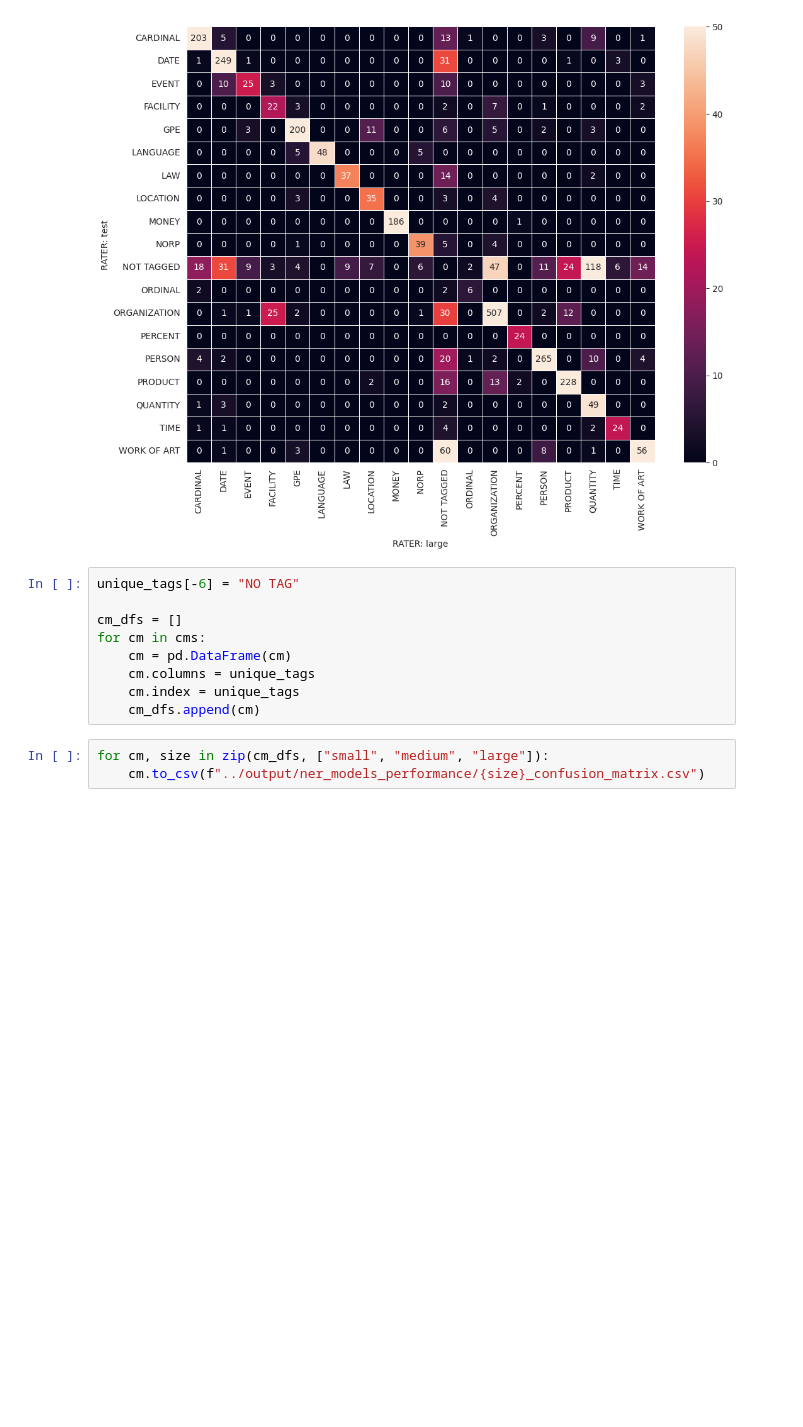
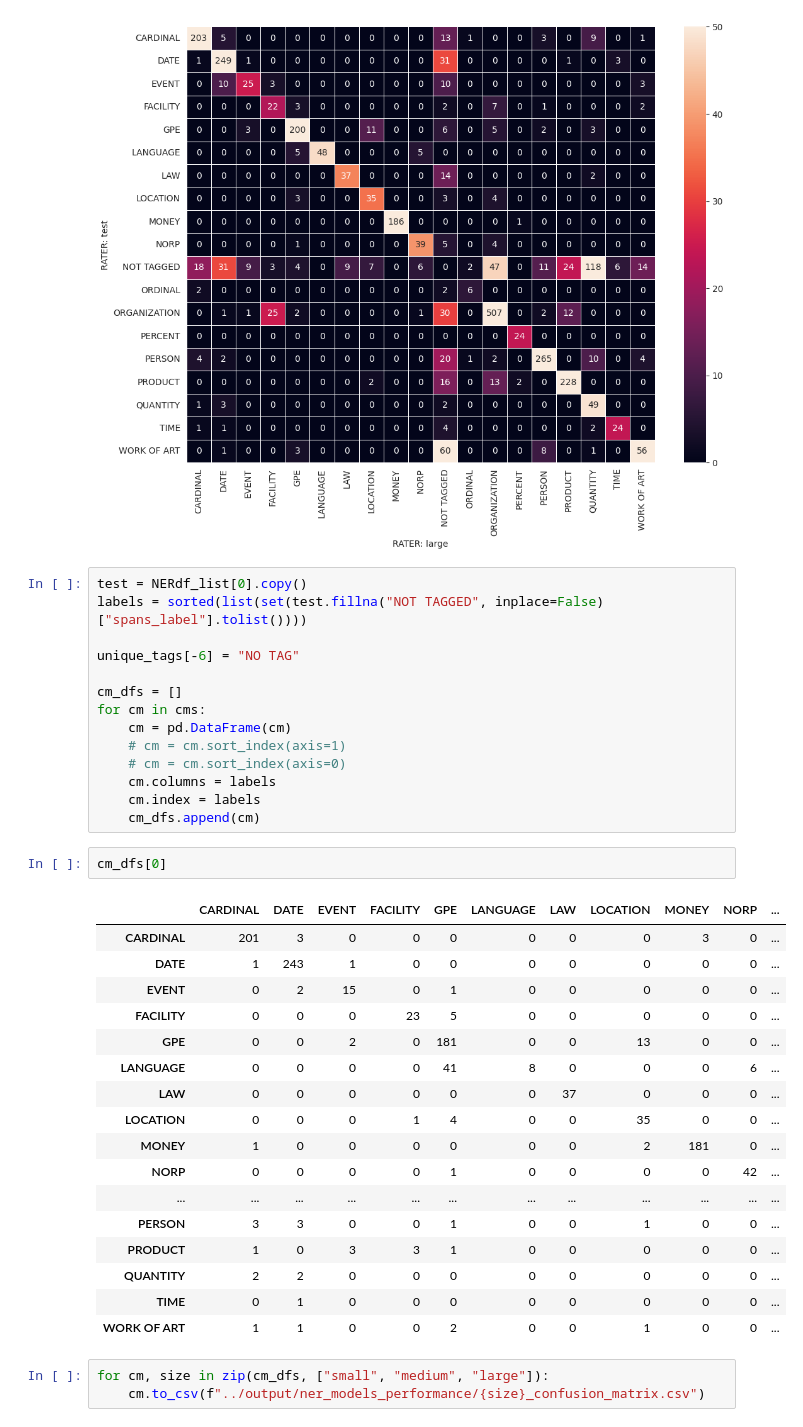
Before and after one commit to emiltj/DANSK_eval, a Jupyter notebook: src/inter_DANSK_vs_models.ipynb, the cells around one changed output. Saved outputs shown, nothing was run; the diff lists cells and outputs as text; blank space fills up the shorter version.

```diff
--- a/src/inter_DANSK_vs_models.ipynb
+++ b/src/inter_DANSK_vs_models.ipynb
@@ -486,14 +486,39 @@ for i, size in zip([1, 2, 3], ["_sm","_md","_lg"]):
 <Figure size 1200x900 with 0 Axes>
 [figure]
 # %%
+test = NERdf_list[0].copy()
+labels = sorted(list(set(test.fillna("NOT TAGGED", inplace=False)["spans_label"].tolist())))
+
 unique_tags[-6] = "NO TAG"
 
 cm_dfs = []
 for cm in cms:
     cm = pd.DataFrame(cm)
-    cm.columns = unique_tags
-    cm.index = unique_tags
+    # cm = cm.sort_index(axis=1)
+    # cm = cm.sort_index(axis=0)
+    cm.columns = labels
+    cm.index = labels
     cm_dfs.append(cm)
+# %%
+cm_dfs[0]
+# %% [output]
+|  | CARDINAL | DATE | EVENT | FACILITY | GPE | LANGUAGE | LAW | LOCATION | MONEY | NORP | ... |
+| CARDINAL | 201 | 3 | 0 | 0 | 0 | 0 | 0 | 0 | 3 | 0 | ... |
+| DATE | 1 | 243 | 1 | 0 | 0 | 0 | 0 | 0 | 0 | 0 | ... |
+| EVENT | 0 | 2 | 15 | 0 | 1 | 0 | 0 | 0 | 0 | 0 | ... |
+| FACILITY | 0 | 0 | 0 | 23 | 5 | 0 | 0 | 0 | 0 | 0 | ... |
+| GPE | 0 | 0 | 2 | 0 | 181 | 0 | 0 | 13 | 0 | 0 | ... |
+| LANGUAGE | 0 | 0 | 0 | 0 | 41 | 8 | 0 | 0 | 0 | 6 | ... |
+| LAW | 0 | 0 | 0 | 0 | 0 | 0 | 37 | 0 | 0 | 0 | ... |
+| LOCATION | 0 | 0 | 0 | 1 | 4 | 0 | 0 | 35 | 0 | 0 | ... |
+| MONEY | 1 | 0 | 0 | 0 | 0 | 0 | 0 | 2 | 181 | 0 | ... |
+| NORP | 0 | 0 | 0 | 0 | 1 | 0 | 0 | 0 | 0 | 42 | ... |
+| ... | ... | ... | ... | ... | ... | ... | ... | ... | ... | ... | ... |
+| PERSON | 3 | 3 | 0 | 0 | 1 | 0 | 0 | 1 | 0 | 0 | ... |
+| PRODUCT | 1 | 0 | 3 | 3 | 1 | 0 | 0 | 0 | 0 | 0 | ... |
+| QUANTITY | 2 | 2 | 0 | 0 | 0 | 0 | 0 | 0 | 0 | 0 | ... |
+| TIME | 0 | 1 | 0 | 0 | 0 | 0 | 0 | 0 | 0 | 0 | ... |
+| WORK OF ART | 1 | 1 | 0 | 0 | 2 | 0 | 0 | 1 | 0 | 0 | ... |
 # %%
 for cm, size in zip(cm_dfs, ["small", "medium", "large"]):
     cm.to_csv(f"../output/ner_models_performance/{size}_confusion_matrix.csv")
```
Also changed, not shown: 20 other files.
